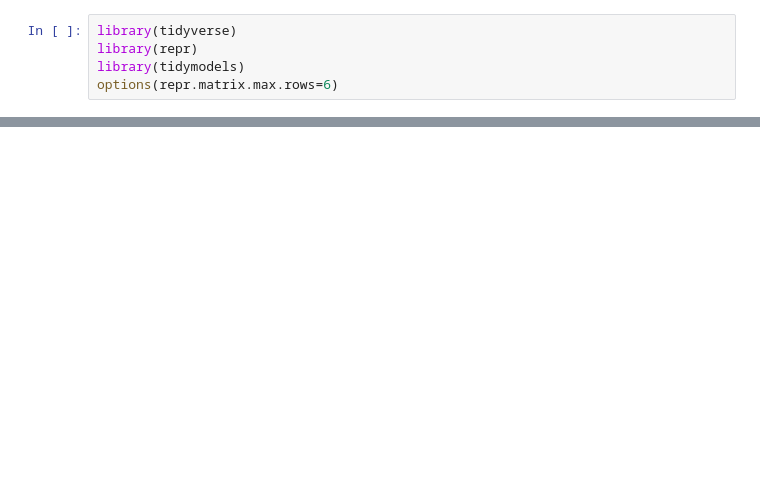
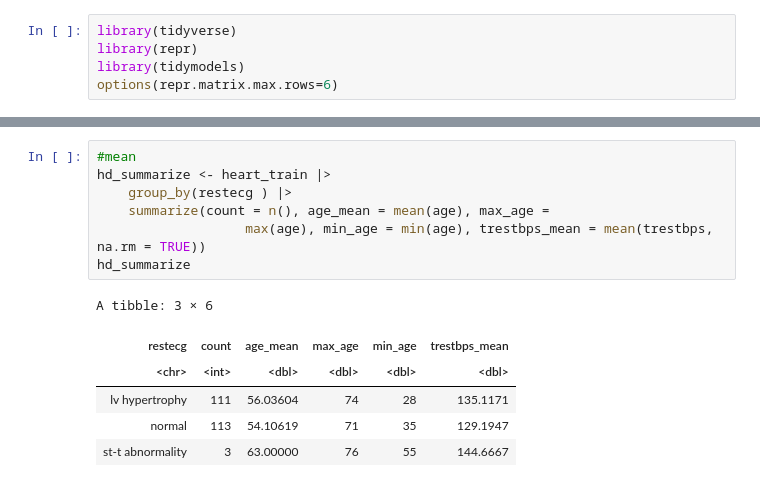
Before and after one commit to QiXu2022/dsci-100-project-Group_66, a Jupyter notebook: group66_project_proposal.ipynb, the cells around one changed output, grey strips where cells are left out. Drawn from its saved outputs; the diff is of its cells as text; blank space fills up the shorter version.

```diff
--- a/group66_project_proposal.ipynb
+++ b/group66_project_proposal.ipynb
@@ -106,5 +102,19 @@ Inputs:
 
 Training data contained 304 data points and no missing data.
+# %%
+#mean
+hd_summarize <- heart_train |>
+    group_by(restecg ) |>
+    summarize(count = n(), age_mean = mean(age), max_age =
+                   max(age), min_age = min(age), trestbps_mean = mean(trestbps, na.rm = TRUE))
+hd_summarize
+# %% [output]
+A tibble: 3 × 6
+| restecg | count | age_mean | max_age | min_age | trestbps_mean |
+| <chr> | <int> | <dbl> | <dbl> | <dbl> | <dbl> |
+| lv hypertrophy | 111 | 56.03604 | 74 | 28 | 135.1171 |
+| normal | 113 | 54.10619 | 71 | 35 | 129.1947 |
+| st-t abnormality | 3 | 63.00000 | 76 | 55 | 144.6667 |
 # %%
 #summary tables of training dataset
 summary(heart_train)
```
Also changed, not shown: parts of 16 cells of this notebook.
